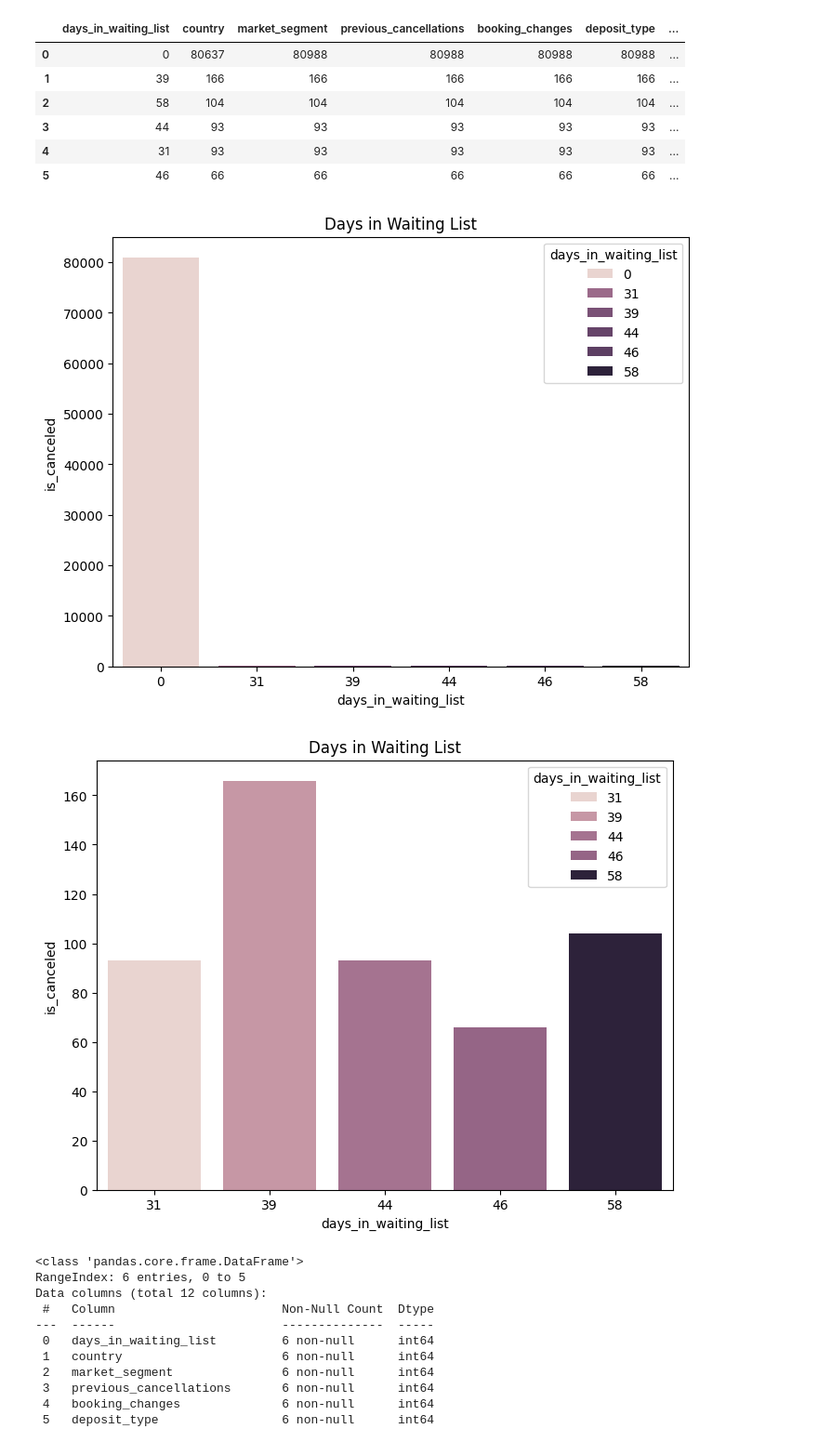
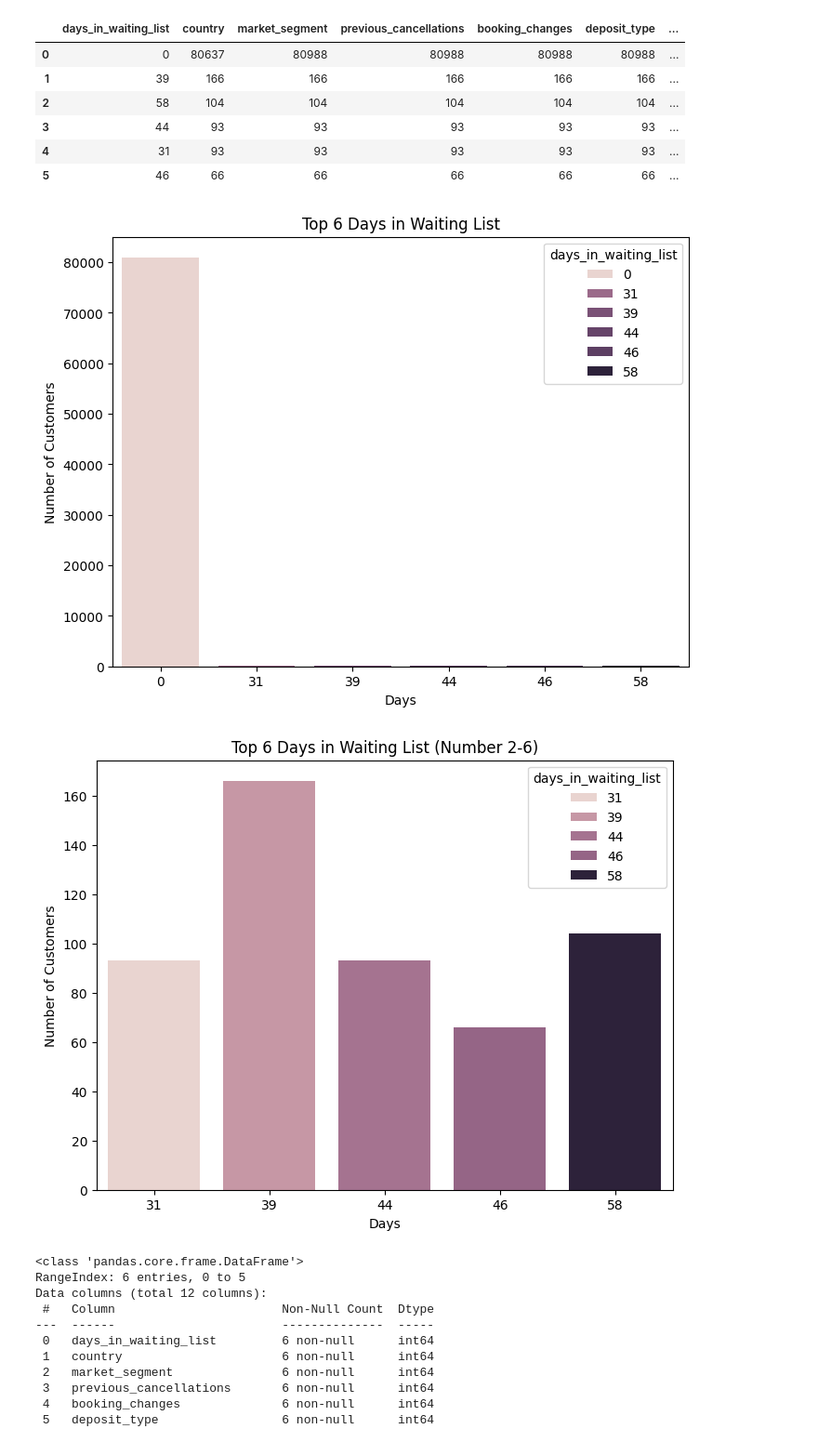
Before and after one commit to faishalhanan/capstone_modul3_hotelbookingcancelation, a Jupyter notebook: JCDSBSDAM-31_Faishal_Hananta_Aji_Capstone_Modul_3.ipynb, the cells around one changed output. Shown at 93% size. Cells and saved outputs as stored; diff of their text form; code cells hidden in the pictures.

```diff
--- a/JCDSBSDAM-31_Faishal_Hananta_Aji_Capstone_Modul_3.ipynb
+++ b/JCDSBSDAM-31_Faishal_Hananta_Aji_Capstone_Modul_3.ipynb
@@ -695,20 +723,24 @@ sns.barplot(data=df_waitday_top6,
               x="days_in_waiting_list",
               y="is_canceled",
               hue="days_in_waiting_list")
-plt.title("Days in Waiting List")
+plt.title("Top 6 Days in Waiting List")
+plt.xlabel("Days")
+plt.ylabel("Number of Customers")
 plt.show()
 # %% [output]
-[figure, old version]
+[figure, new version]
 # %%
 plt.figure(figsize=[8,6])
 sns.barplot(data=df_waitday_top6[df_waitday_top6.index > 0],
               x="days_in_waiting_list",
               y="is_canceled",
               hue="days_in_waiting_list")
-plt.title("Days in Waiting List")
+plt.title("Top 6 Days in Waiting List (Number 2-6)")
+plt.xlabel("Days")
+plt.ylabel("Number of Customers")
 plt.show()
 # %% [output]
-[figure, old version]
+[figure, new version]
 # %%
 df_waitday_top6.info()
 # %% [output]
```
Also changed, not shown: parts of 29 cells of this notebook.
